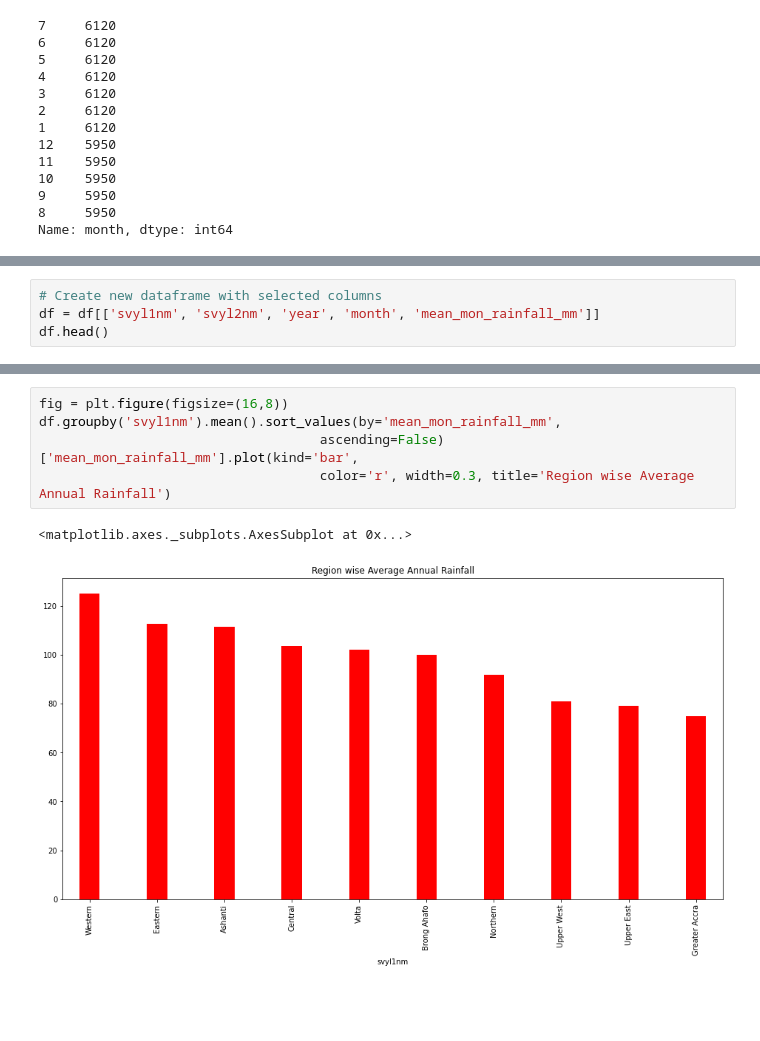
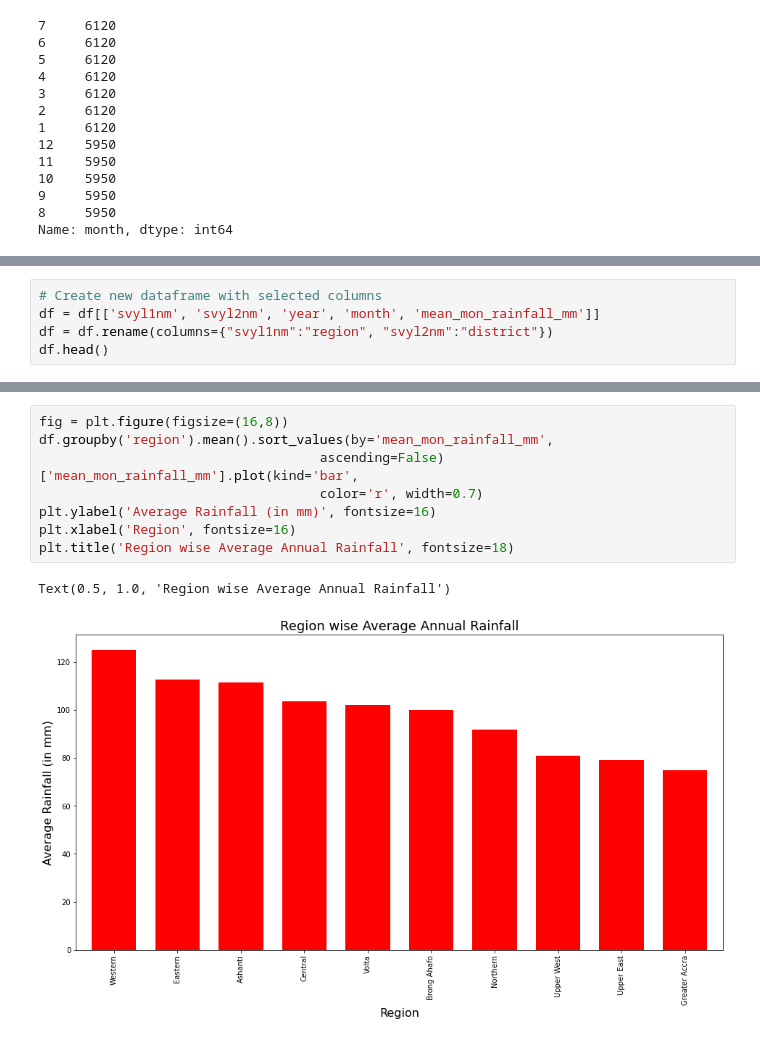
Before and after one commit to doski-codes/azubi-hackathon, a Jupyter notebook: Hackathon.ipynb, the cells around one changed output, grey strips where cells are left out. Cells and saved outputs as stored; diff of their text form; blank space fills up the shorter version.

```diff
--- a/Hackathon.ipynb
+++ b/Hackathon.ipynb
@@ -373,5 +373,6 @@ Name: svyl1nm, dtype: int64
 # %%
 # Create new dataframe with selected columns
 df = df[['svyl1nm', 'svyl2nm', 'year', 'month', 'mean_mon_rainfall_mm']]
+df = df.rename(columns={"svyl1nm":"region", "svyl2nm":"district"})
 df.head()
 # %% [output]
@@ -392,9 +396,12 @@ df.groupby('year').mean().sort_values(by='mean_mon_rainfall_mm',
 # %%
 fig = plt.figure(figsize=(16,8))
-df.groupby('svyl1nm').mean().sort_values(by='mean_mon_rainfall_mm',
+df.groupby('region').mean().sort_values(by='mean_mon_rainfall_mm',
                                     ascending=False)['mean_mon_rainfall_mm'].plot(kind='bar',
-                                    color='r', width=0.3, title='Region wise Average Annual Rainfall')
+                                    color='r', width=0.7)
+plt.ylabel('Average Rainfall (in mm)', fontsize=16)
+plt.xlabel('Region', fontsize=16)
+plt.title('Region wise Average Annual Rainfall', fontsize=18)
 # %% [output]
-<matplotlib.axes._subplots.AxesSubplot at 0x...>
+Text(0.5, 1.0, 'Region wise Average Annual Rainfall')
-[figure, old version]
+[figure, new version]
 # %%
```
Also changed, not shown: parts of 6 cells of this notebook.
